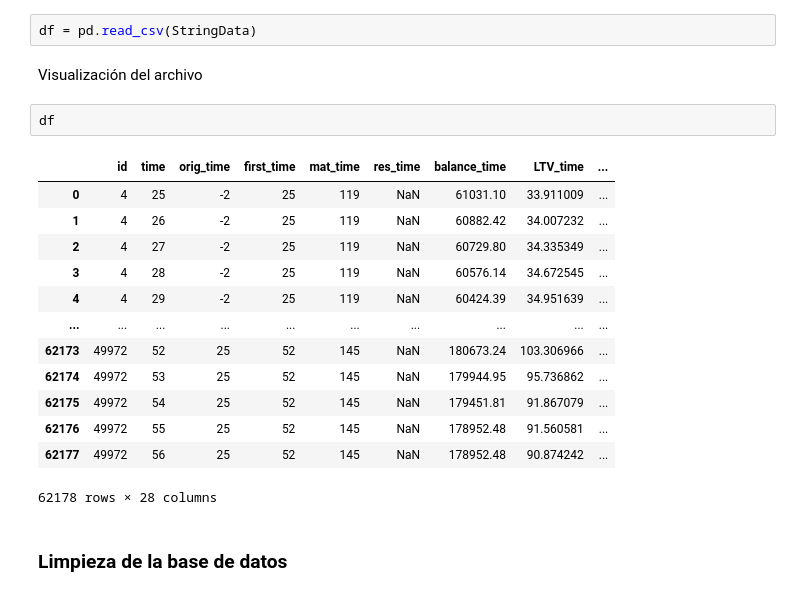
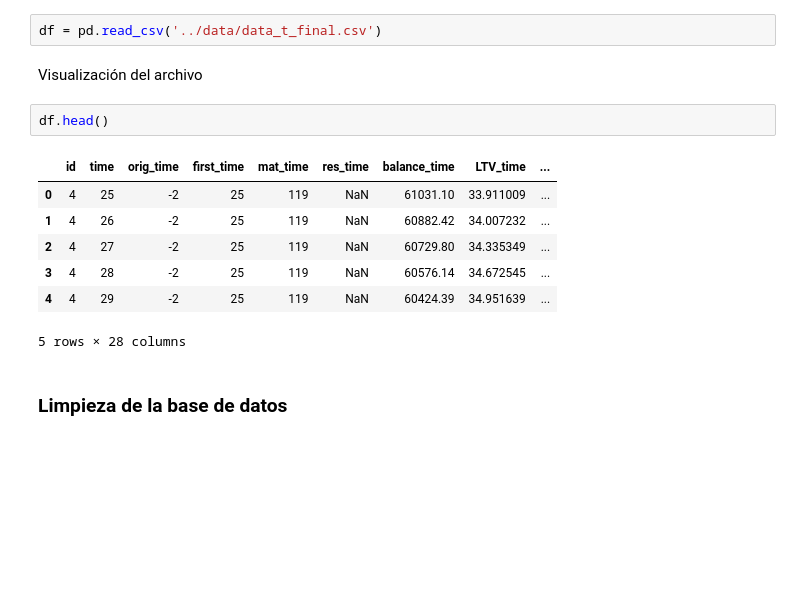
Before and after one commit to arenitss/Proyecto_Final_Analisis_Numerico_Computo_Cientifico, a Jupyter notebook: notebooks/PDS_tiempo.ipynb, the cells around one changed output. Drawn from its saved outputs; the diff is of its cells as text; blank space fills up the shorter version.

```diff
--- a/notebooks/PDS_tiempo.ipynb
+++ b/notebooks/PDS_tiempo.ipynb
@@ -119,23 +84,17 @@ Lectura del archivo
 # %%
-df = pd.read_csv(StringData)
+df = pd.read_csv('../data/data_t_final.csv')
 # %% [markdown]
 Visualización del archivo
 # %%
-df
+df.head()
 # %% [output]
 |  | id | time | orig_time | first_time | mat_time | res_time | balance_time | LTV_time | ... |
 | 0 | 4 | 25 | -2 | 25 | 119 | NaN | 61031.10 | 33.911009 | ... |
 | 1 | 4 | 26 | -2 | 25 | 119 | NaN | 60882.42 | 34.007232 | ... |
 | 2 | 4 | 27 | -2 | 25 | 119 | NaN | 60729.80 | 34.335349 | ... |
 | 3 | 4 | 28 | -2 | 25 | 119 | NaN | 60576.14 | 34.672545 | ... |
 | 4 | 4 | 29 | -2 | 25 | 119 | NaN | 60424.39 | 34.951639 | ... |
-| ... | ... | ... | ... | ... | ... | ... | ... | ... | ... |
-| 62173 | 49972 | 52 | 25 | 52 | 145 | NaN | 180673.24 | 103.306966 | ... |
-| 62174 | 49972 | 53 | 25 | 52 | 145 | NaN | 179944.95 | 95.736862 | ... |
-| 62175 | 49972 | 54 | 25 | 52 | 145 | NaN | 179451.81 | 91.867079 | ... |
-| 62176 | 49972 | 55 | 25 | 52 | 145 | NaN | 178952.48 | 91.560581 | ... |
-| 62177 | 49972 | 56 | 25 | 52 | 145 | NaN | 178952.48 | 90.874242 | ... |
-62178 rows × 28 columns
+5 rows × 28 columns
 # %% [markdown]
 ### Limpieza de la base de datos
 # %% [markdown]
```
Also changed, not shown: parts of 27 cells of this notebook.
